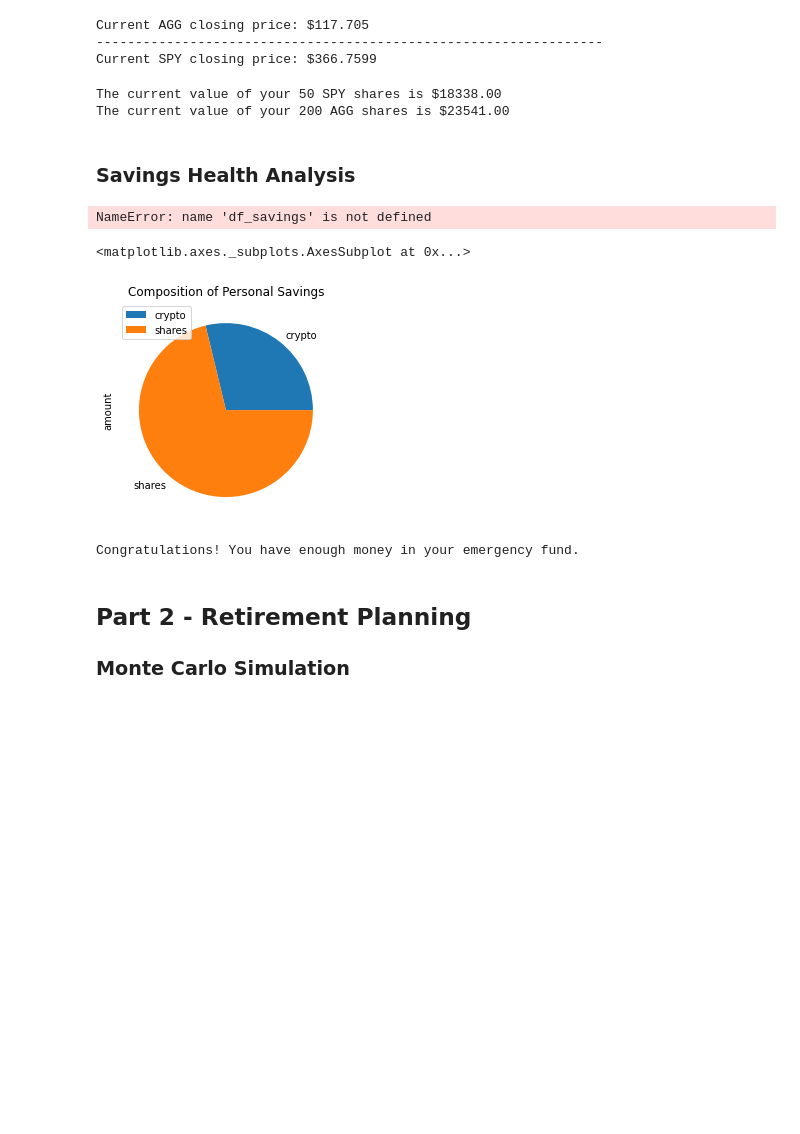
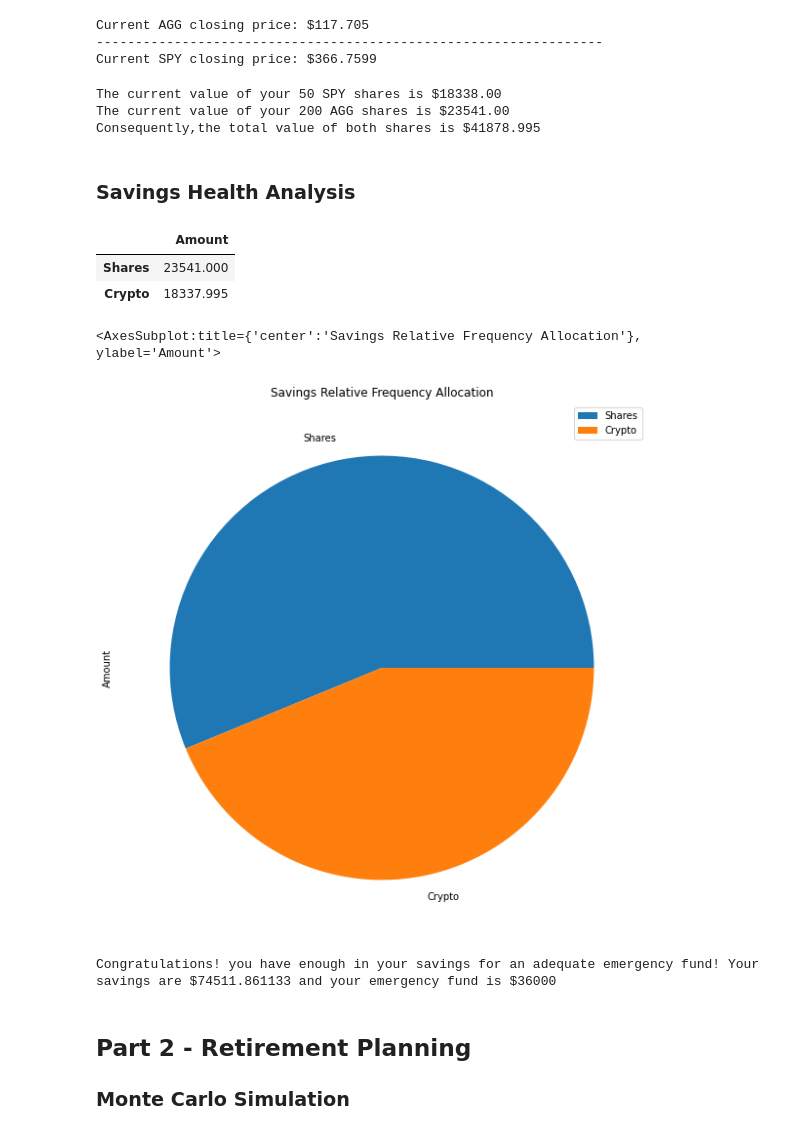
Before and after one commit to LiamCrough/Fintech-Homework-Liam-Crough, a Jupyter notebook: Week 5/Starter_Code/Homework_Week 5_Starter_Code_financial-planner.ipynb, the cells around one changed output. Cells and saved outputs as stored; diff of their text form; code cells hidden in the pictures; blank space fills up the shorter version.

```diff
--- a/Week 5/Starter_Code/Homework_Week 5_Starter_Code_financial-planner.ipynb
+++ b/Week 5/Starter_Code/Homework_Week 5_Starter_Code_financial-planner.ipynb
@@ -124,13 +141,17 @@ Current SPY closing price: $366.7599
 my_agg_value = AGG_Closing_Price * my_agg
 my_spy_value = SPY_Closing_Price * my_spy
 
+my_shares_value = my_agg_value + my_spy_value
+
 
 # Print current value of share
 print(f"The current value of your {my_spy} SPY shares is ${my_spy_value:0.2f}")
 print(f"The current value of your {my_agg} AGG shares is ${my_agg_value:0.2f}")
+print(f"Consequently,the total value of both shares is ${my_shares_value}")
 # %% [output]
 The current value of your 50 SPY shares is $18338.00
 The current value of your 200 AGG shares is $23541.00
+Consequently,the total value of both shares is $41878.995
 # %% [markdown]
 ### Savings Health Analysis
 # %%
@@ -139,28 +160,38 @@ The current value of your 200 AGG shares is $23541.00
 monthly_income = 12000
 # Create savings DataFrame
 # YOUR CODE HERE!
+df_savings = pd.DataFrame(data = [my_agg_value, my_spy_value], index = ['Shares', 'Crypto'], columns = ['Amount'])
 
 # Display savings DataFrame
-display(df_savings)
+df_savings
 # %% [output]
-NameError: name 'df_savings' is not defined
+|  | Amount |
+| Shares | 23541.000 |
+| Crypto | 18337.995 |
 # %%
 # Plot savings pie chart
+pie_chart = df_savings['Amount'].plot(kind = 'pie', figsize = (20,10), title = 'Savings Relative Frequency Allocation', legend = True)
+pie_chart
 # YOUR CODE HERE!
 # %% [output]
-<matplotlib.axes._subplots.AxesSubplot at 0x...>
+<AxesSubplot:title={'center':'Savings Relative Frequency Allocation'}, ylabel='Amount'>
-[figure, old version]
+[figure, new version]
-# %%
-# Set ideal emergency fund
-emergency_fund = monthly_income * 3
-
-# Calculate total amount of savings
-# YOUR CODE HERE!
-
-# Validate saving health
-# YOUR CODE HERE!
-# %% [output]
-Congratulations! You have enough money in your emergency fund.
+# %%
+# Set ideal emergency fund
+emergency_fund = monthly_income * 3
+emergency_fund
+
+# Calculate total amount of savings
+# YOUR CODE HERE!
+total_savings = my_shares_value + my_crypto
+# Validate saving health
+# YOUR CODE HERE!
+if total_savings > emergency_fund:
+    print(f"Congratulations! you have enough in your savings for an adequate emergency fund! Your savings are ${total_savings} and your emergency fund is ${emergency_fund}")
+else:
+    print(f"Unfortunately, you do not have enough in your savings for an adequate emergency fund! Your savings are ${total_savings} whereas your emergency fund must be at least ${emergency_fund}")
+# %% [output]
+Congratulations! you have enough in your savings for an adequate emergency fund! Your savings are $74511.861133 and your emergency fund is $36000
 # %% [markdown]
 ## Part 2 - Retirement Planning
 
```
Also changed, not shown: parts of 15 cells of this notebook.
